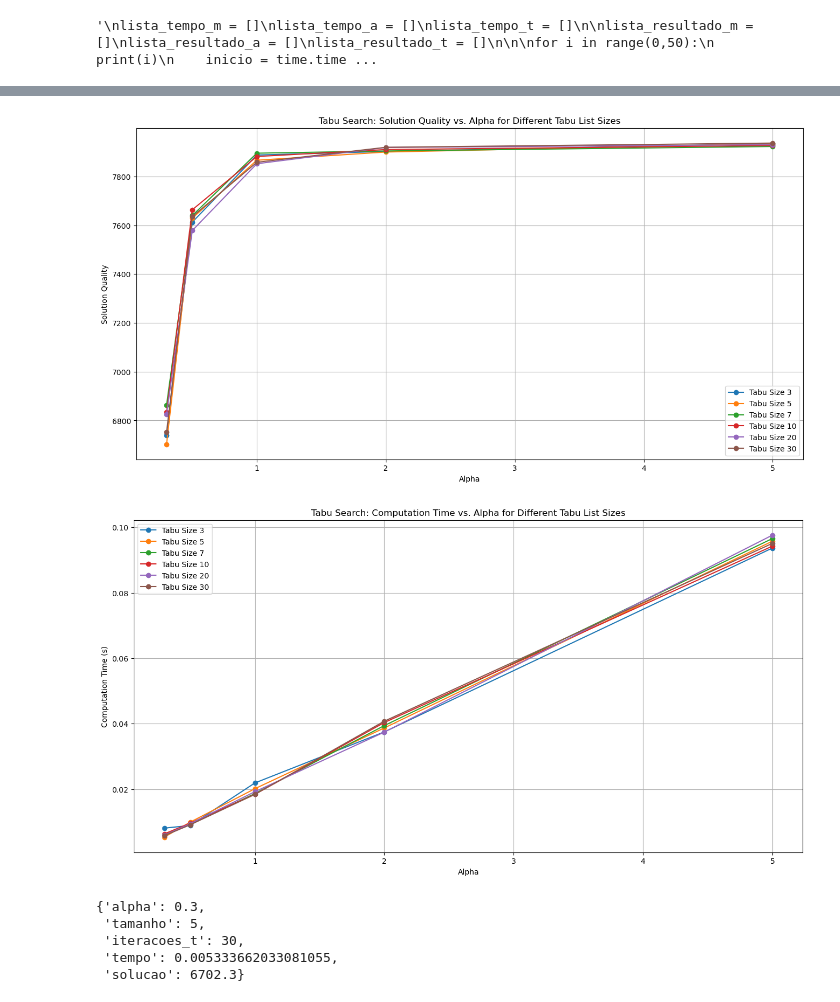
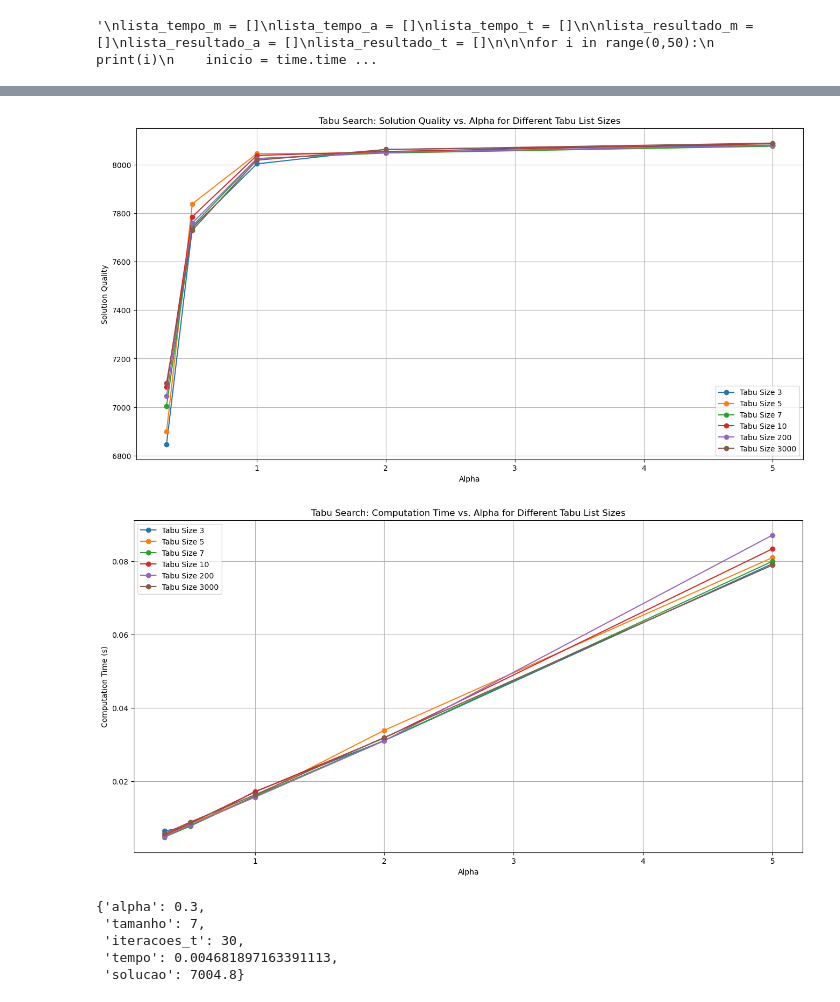
Before and after one commit to RICADINHO/TrabalhoOC, a Jupyter notebook: trabalho.ipynb, the cells around one changed output, grey strips where cells are left out. Drawn from its saved outputs; the diff is of its cells as text; code cells hidden in the pictures.

Commit message:
tabu

```diff
--- a/trabalho.ipynb
+++ b/trabalho.ipynb
@@ -578,7 +578,7 @@ import time
 # Tabu Search Experiment
 num_items = 100
 alphas = [0.3, 0.5, 1, 2, 5]  # Alpha values to test
-tamanhos_tabu = [3, 5, 7, 10, 20, 30]  # Different tabu list sizes to test
+tamanhos_tabu = [3, 5, 7, 10, 200, 3000]  # Different tabu list sizes to test
 results_tabu = []  # To store results for tabu search
 
 # Tabu Search Experiment (10 tests per point)
@@ -617,37 +617,37 @@ for tamanho in tabu_sizes:
     alphas_plot = [r["alpha"] for r in subset]
     solutions = [r["solucao"] for r in subset]
     plt.plot(alphas_plot, solutions, marker="o", label=f"Tabu Size {tamanho}")
 
 plt.title("Tabu Search: Solution Quality vs. Alpha for Different Tabu List Sizes")
 plt.xlabel("Alpha")
 plt.ylabel("Solution Quality")
 plt.legend()
 plt.grid(True)
 plt.show()
 
 # Plot Computation Time vs. Alpha for Different Tabu List Sizes
 plt.figure(figsize=(16, 8))
 for tamanho in tabu_sizes:
     subset = [r for r in results_tabu if r["tamanho"] == tamanho]
     alphas_plot = [r["alpha"] for r in subset]
     times = [r["tempo"] for r in subset]
     plt.plot(alphas_plot, times, marker="o", label=f"Tabu Size {tamanho}")
 
 plt.title("Tabu Search: Computation Time vs. Alpha for Different Tabu List Sizes")
 plt.xlabel("Alpha")
 plt.ylabel("Computation Time (s)")
 plt.legend()
 plt.grid(True)
 plt.show()
 
 # Best configuration based on solution/compute time ratio
 best_config_tabu = max(results_tabu, key=lambda r: r["solucao"] / r["tempo"])
 best_config_tabu
 # %% [output]
-[figure, old version]
+[figure, new version]
-[figure, old version]
+[figure, new version]
 {'alpha': 0.3,
- 'tamanho': 5,
+ 'tamanho': 7,
  'iteracoes_t': 30,
- 'tempo': 0.005333662033081055,
- 'solucao': 6702.3}
+ 'tempo': 0.004681897163391113,
+ 'solucao': 7004.8}
```
Also changed, not shown: parts of 5 cells of this notebook, 4 other files.
